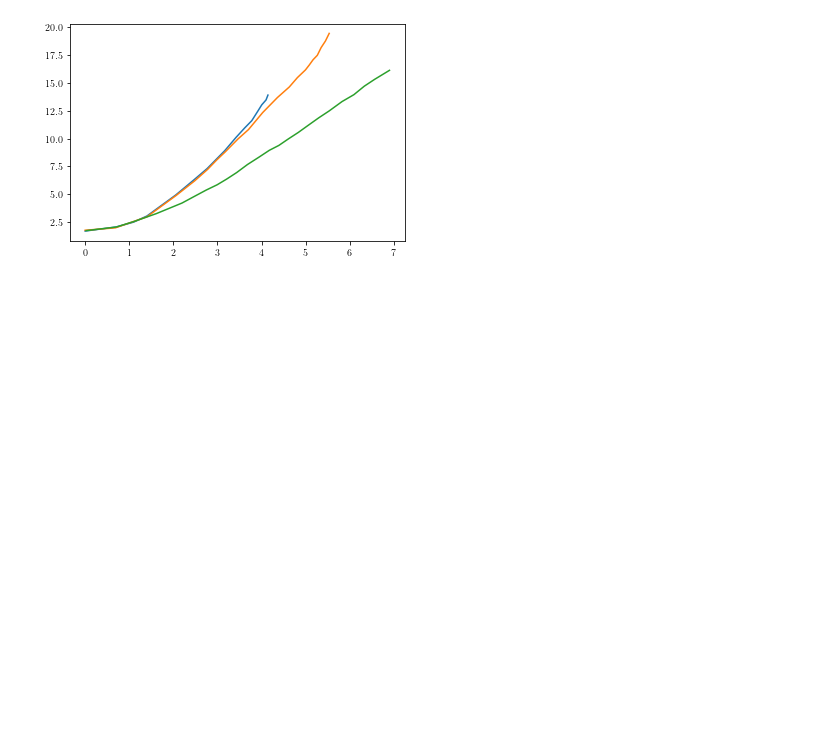
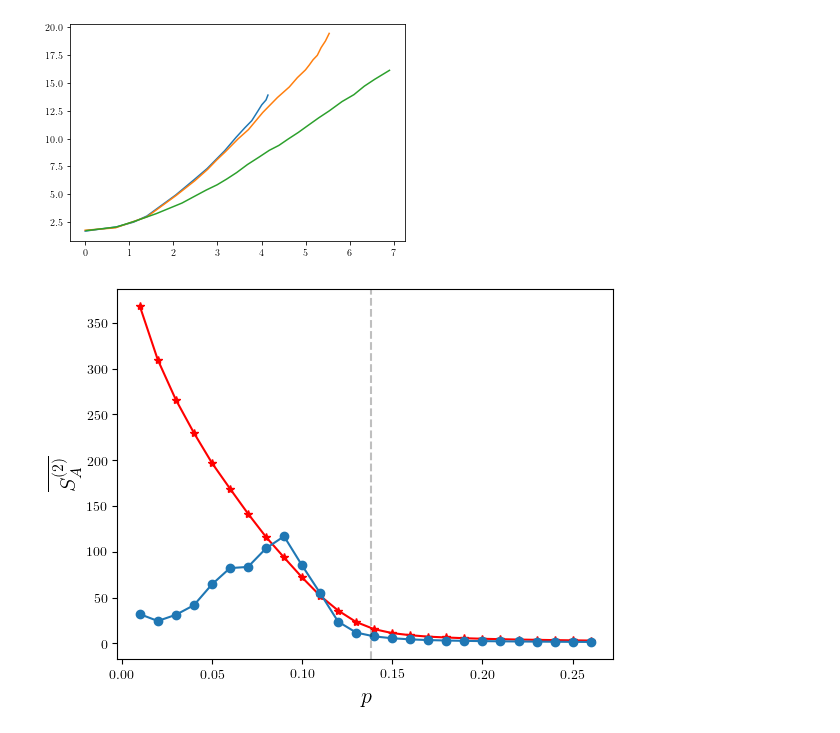
Before and after one commit to eliotheinrich/QuCircuit, a Jupyter notebook: plot_entropy.ipynb, the cells around one changed output. Cells and saved outputs as stored; diff of their text form; code cells hidden in the pictures; blank space fills up the shorter version.

```diff
--- a/plot_entropy.ipynb
+++ b/plot_entropy.ipynb
@@ -597,3 +394,19 @@ def fit(data, start, stop):
 	return curve_fit(linear, data[start:stop,0], data[start:stop,1])[0]
 # %% [output]
 [figure]
+# %%
+data = load_data('data/transition_1024.json')
+pc = 0.138
+
+mzr_probs = data.get('mzr_prob')
+entropy = data.get('entropy')
+entropy_err = data.get_err('entropy')
+
+plt.plot(mzr_probs, entropy, 'r', marker='*')
+plt.plot(mzr_probs, entropy_err**2, marker='o')
+plt.axvline(pc, linestyle='--', color='k', alpha=0.25)
+plt.xlabel(r'$p$', fontsize=16)
+plt.ylabel(ee_string, fontsize=16)
+plt.show()
+# %% [output]
+[figure, added]
```
Also changed, not shown: parts of 9 cells of this notebook.
